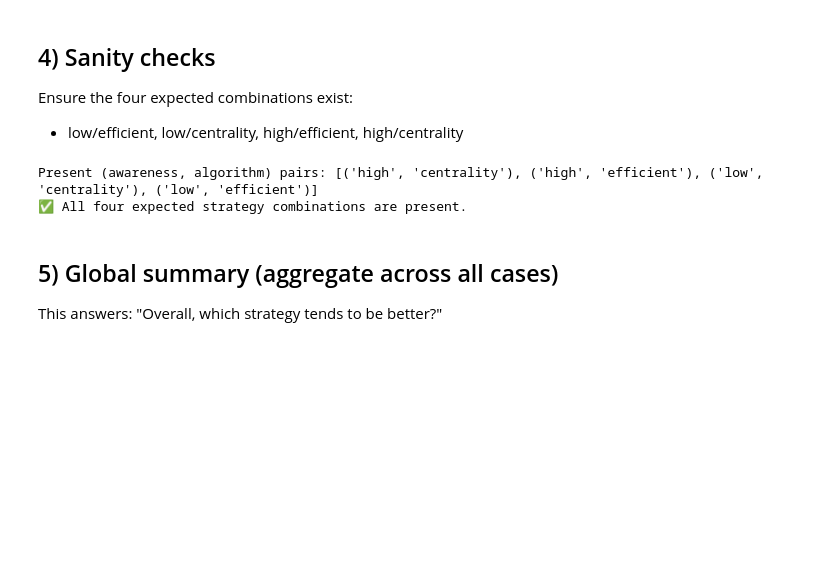
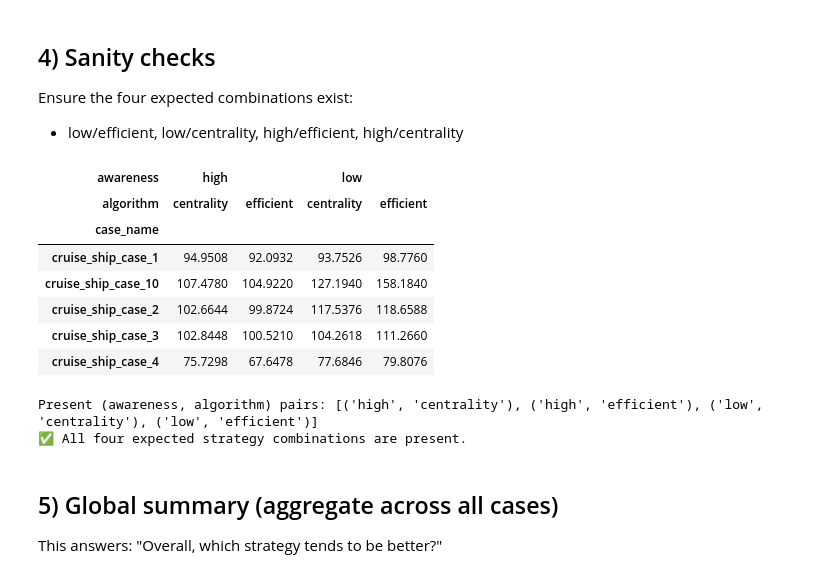
Before and after one commit to AlvaroS3rrano/Evacuation_Simulation, a Jupyter notebook: Notebooks/centrality_vs_efficient_analysis.ipynb, the cells around one changed output. Cells and saved outputs as stored; diff of their text form; code cells hidden in the pictures; blank space fills up the shorter version.

```diff
--- a/Notebooks/centrality_vs_efficient_analysis.ipynb
+++ b/Notebooks/centrality_vs_efficient_analysis.ipynb
@@ -109,6 +212,40 @@ display(df.head())
 ## 4) Sanity checks
 Ensure the four expected combinations exist:
 - low/efficient, low/centrality, high/efficient, high/centrality
+# %%
+pivot_avg = df.pivot_table(
+    index="case_name",
+    columns=["awareness", "algorithm"],  # ahora son 'low'/'high' y 'centrality'/'efficient'
+    values="avg_time",
+    aggfunc="mean"
+)
+
+display(pivot_avg.head())
+
+# LOW awareness
+low_c = pivot_avg[("low", "centrality")]
+low_e = pivot_avg[("low", "efficient")]
+
+low_c_better = low_c < low_e
+low_e_better = low_c > low_e
+low_equal = low_c == low_e
+
+# HIGH awareness
+high_c = pivot_avg[("high", "centrality")]
+high_e = pivot_avg[("high", "efficient")]
+
+high_c_better = high_c < high_e
+high_e_better = high_c > high_e
+high_equal = high_c == high_e
+# %% [output]
+| awareness | high |  | low |  |
+| algorithm | centrality | efficient | centrality | efficient |
+| case_name |  |  |  |  |
+| cruise_ship_case_1 | 94.9508 | 92.0932 | 93.7526 | 98.7760 |
+| cruise_ship_case_10 | 107.4780 | 104.9220 | 127.1940 | 158.1840 |
+| cruise_ship_case_2 | 102.6644 | 99.8724 | 117.5376 | 118.6588 |
+| cruise_ship_case_3 | 102.8448 | 100.5210 | 104.2618 | 111.2660 |
+| cruise_ship_case_4 | 75.7298 | 67.6478 | 77.6846 | 79.8076 |
 # %%
 expected = {
     ("low", "efficient"),
```
Also changed, not shown: parts of 20 cells of this notebook, 4 other files.
